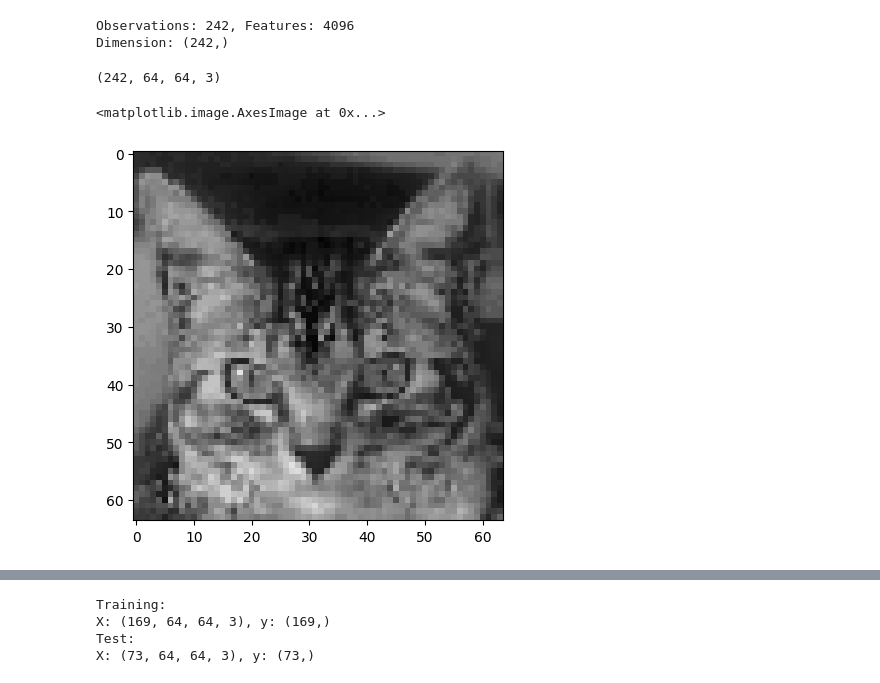
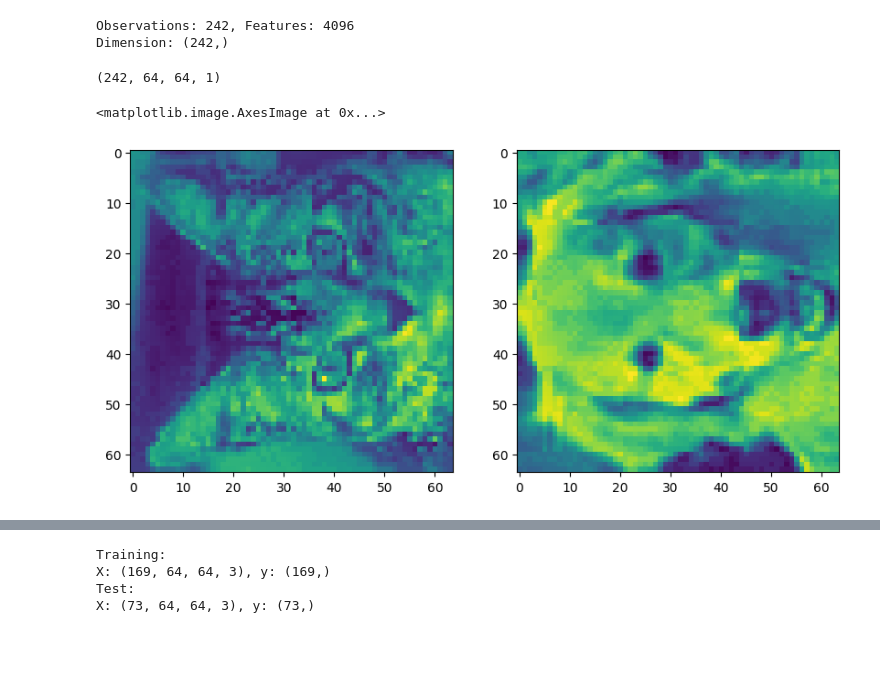
Before and after one commit to RanArino/Course_Projects, a Jupyter notebook: BDA500_Machine_Learning/Assignment03.ipynb, the cells around one changed output, grey strips where cells are left out. Drawn from its saved outputs; the diff is of its cells as text; code cells hidden in the pictures; blank space fills up the shorter version.

```diff
--- a/BDA500_Machine_Learning/Assignment03.ipynb
+++ b/BDA500_Machine_Learning/Assignment03.ipynb
@@ -37,22 +37,14 @@ Dimension: (242,)
 # %%
 # normalizing data
 X_min, X_max = X.min(), X.max()
 X_norm = (X - X_min) / (X_max - X_min)
 # reshape data
 X_norm_ = X_norm.reshape(242, 64, 64, 1)
-# converting from gray scale to the RGB scale
-X_norm_ = np.repeat(X_norm_, 3, axis=-1)
-# transpose the data
-trans_X_norm_ = np.transpose(X_norm_, (0, 2, 1, 3))
-# Flip along the second axis
-comp_X = np.flip(trans_X_norm_, axis=2)
-
-print(comp_X.shape)
+print(X_norm_.shape)
+fig, ax = plt.subplots(ncols=2, figsize=(10, 5))
+ax[0].imshow(X_norm_[0])
+ax[1].imshow(X_norm_[-1])
 # %% [output]
-(242, 64, 64, 3)
+(242, 64, 64, 1)
+<matplotlib.image.AxesImage at 0x...>
+[figure, added]
-# %%
-# show result
-plt.imshow(comp_X[0])
-# %% [output]
-<matplotlib.image.AxesImage at 0x...>
-[figure, removed]
```
Also changed, not shown: parts of 10 cells of this notebook.
